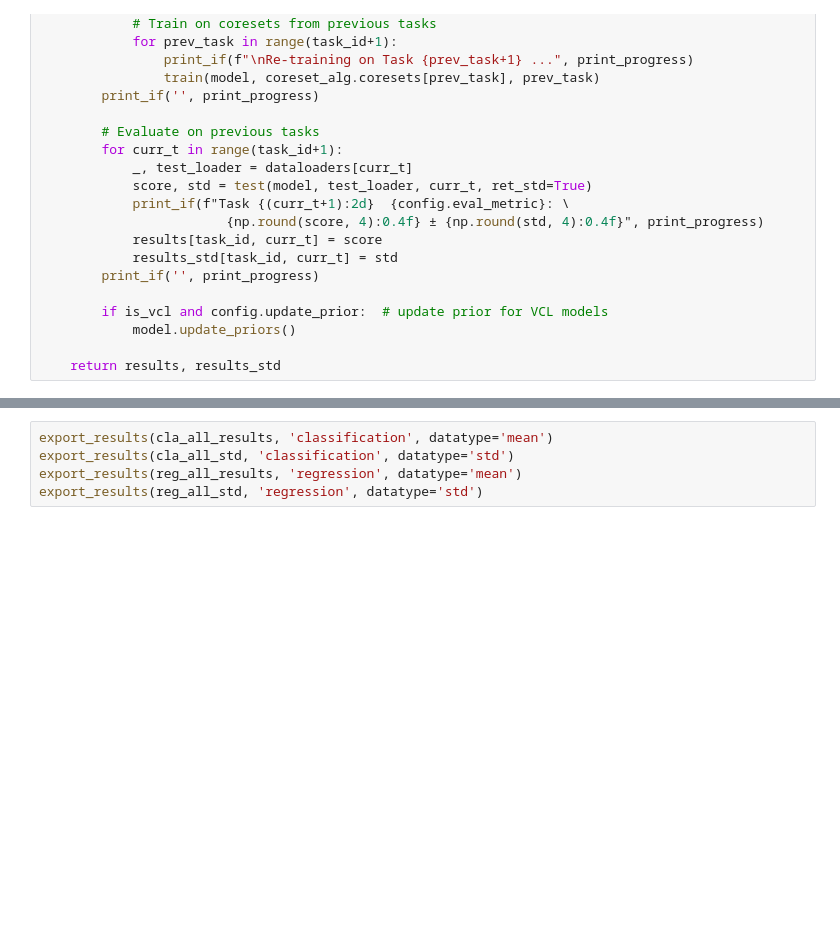
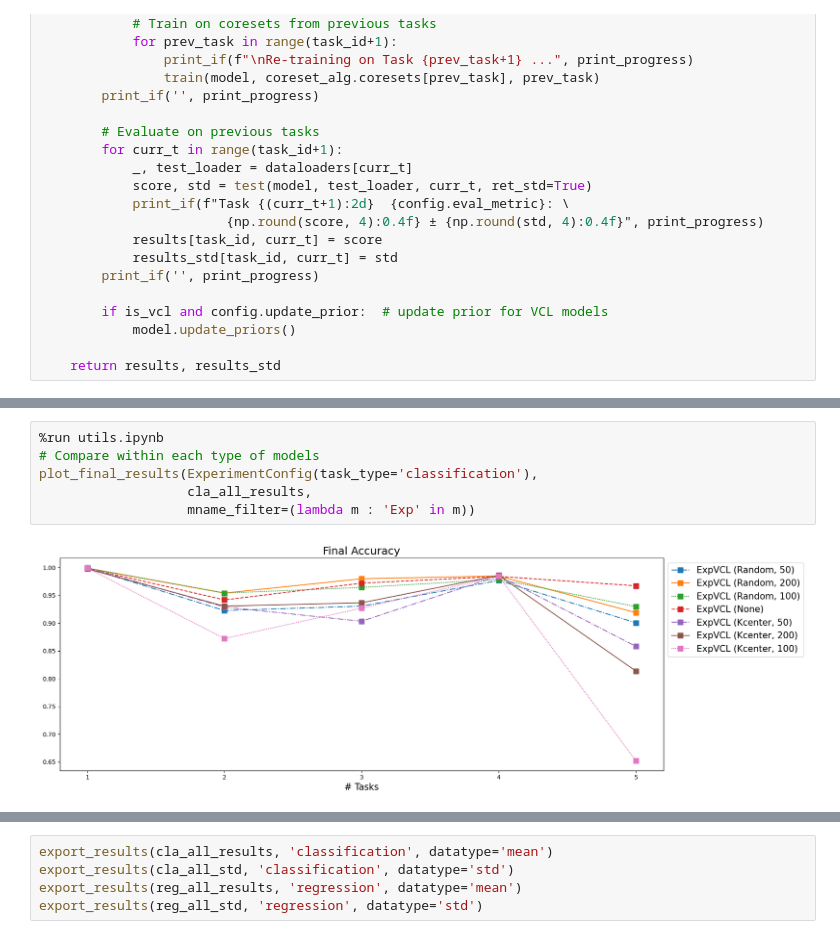
Before and after one commit to 7angel4/VCL-extensions, a Jupyter notebook: experiments.ipynb, the cells around one changed output, grey strips where cells are left out. Cells and saved outputs as stored; diff of their text form; blank space fills up the shorter version.

```diff
--- a/experiments.ipynb
+++ b/experiments.ipynb
@@ -130,0 +141,8 @@ cla_all_results, cla_all_std = run_experiment_multi(configs=configs, task_type='
+# %%
+%run utils.ipynb
+# Compare within each type of models
+plot_final_results(ExperimentConfig(task_type='classification'),
+                   cla_all_results,
+                   mname_filter=(lambda m : 'Exp' in m))
+# %% [output]
+[figure, added]
```
Also changed, not shown: parts of 20 cells of this notebook, 5 other files.
